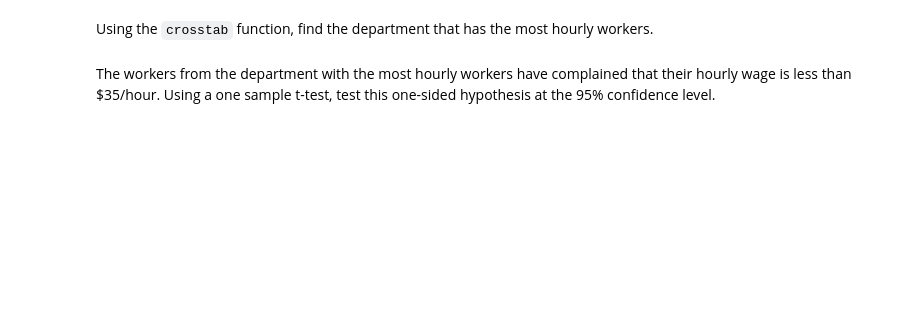
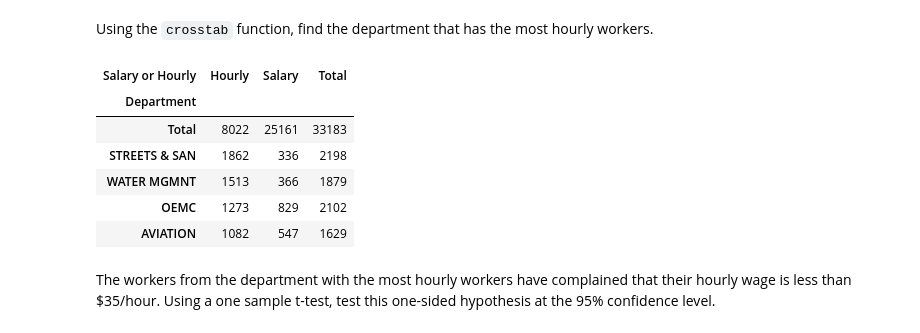
Before and after one commit to nicolas2192/dataptmad1019, a Jupyter notebook: module-2/lab-hypothesis-testing/your-code/main.ipynb, the cells around one changed output. Saved outputs shown, nothing was run; the diff lists cells and outputs as text; code cells hidden in the pictures; blank space fills up the shorter version.

```diff
--- a/module-2/lab-hypothesis-testing/your-code/main.ipynb
+++ b/module-2/lab-hypothesis-testing/your-code/main.ipynb
@@ -99,2 +137,14 @@ Using the `crosstab` function, find the department that has the most hourly work
+# %%
+# Your code here:
+sal_cross = pd.crosstab(sal["Department"], sal["Salary or Hourly"], margins=True, margins_name="Total")
+sal_cross.sort_values(by=["Hourly"], ascending=False).head()
+# %% [output]
+| Salary or Hourly | Hourly | Salary | Total |
+| Department |  |  |  |
+| Total | 8022 | 25161 | 33183 |
+| STREETS & SAN | 1862 | 336 | 2198 |
+| WATER MGMNT | 1513 | 366 | 1879 |
+| OEMC | 1273 | 829 | 2102 |
+| AVIATION | 1082 | 547 | 1629 |
 # %% [markdown]
 The workers from the department with the most hourly workers have complained that their hourly wage is less than $35/hour. Using a one sample t-test, test this one-sided hypothesis at the 95% confidence level.
```
Also changed, not shown: parts of 15 cells of this notebook.
